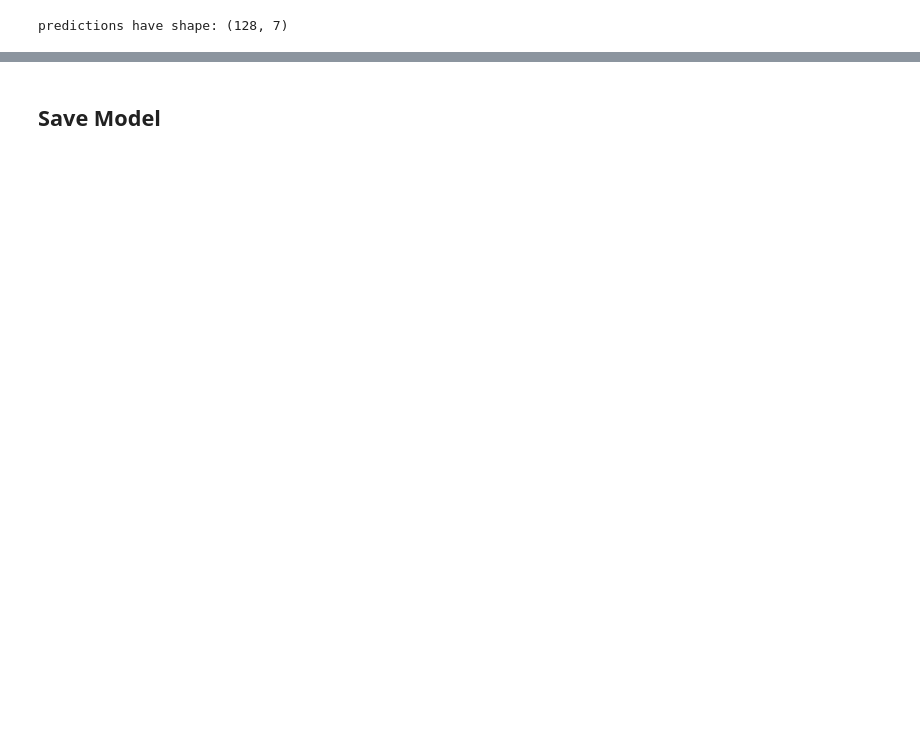
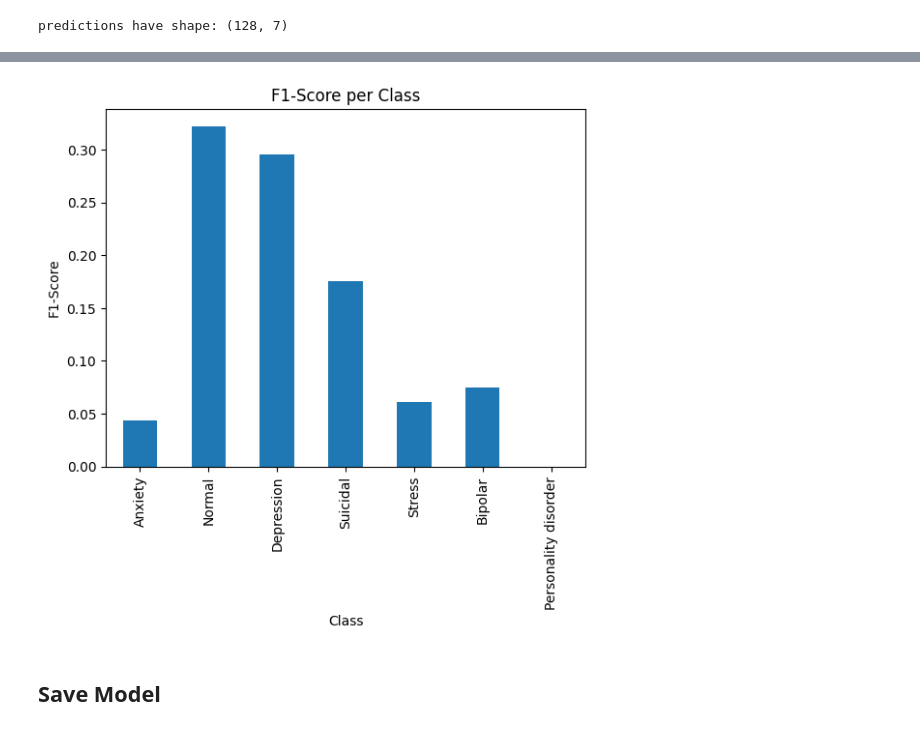
Before and after one commit to prasetyodidi/capstone-mental-health, a Jupyter notebook: mental_health_tensorflow_imbalance.ipynb, the cells around one changed output, grey strips where cells are left out. Cells and saved outputs as stored; diff of their text form; code cells hidden in the pictures; blank space fills up the shorter version.

```diff
--- a/mental_health_tensorflow_imbalance.ipynb
+++ b/mental_health_tensorflow_imbalance.ipynb
@@ -461,0 +530,14 @@ with open('./imbalance_weights.tsv', 'w') as f:
+# %%
+from sklearn.metrics import classification_report
+
+# Generate predictions using the export_model (which includes the vectorizer)
+y_pred = np.argmax(export_model.predict(test_dataset), axis=1)
+
+# Extract true labels (y_true) from test_dataset
+y_true = []
+for _, label_batch in test_dataset:
+    y_true.extend(label_batch.numpy())
+y_true = np.array(y_true)
+
+# Print a classification report
+print(classification_report(y_true, y_pred, target_names=class_names))
@@ -462,2 +635,11 @@ with open('./imbalance_weights.tsv', 'w') as f:
+# %%
+report = classification_report(y_test, y_pred, target_names=class_names, output_dict=True)
+df = pd.DataFrame(report).transpose()
+
+# Plot F1-scores
+df['f1-score'][:-3].plot(kind='bar', title='F1-Score per Class', ylabel='F1-Score', xlabel='Class')
+plt.show()
+# %% [output]
+[figure, added]
 # %% [markdown]
 ## Save Model
```
Also changed, not shown: parts of 15 cells of this notebook.
